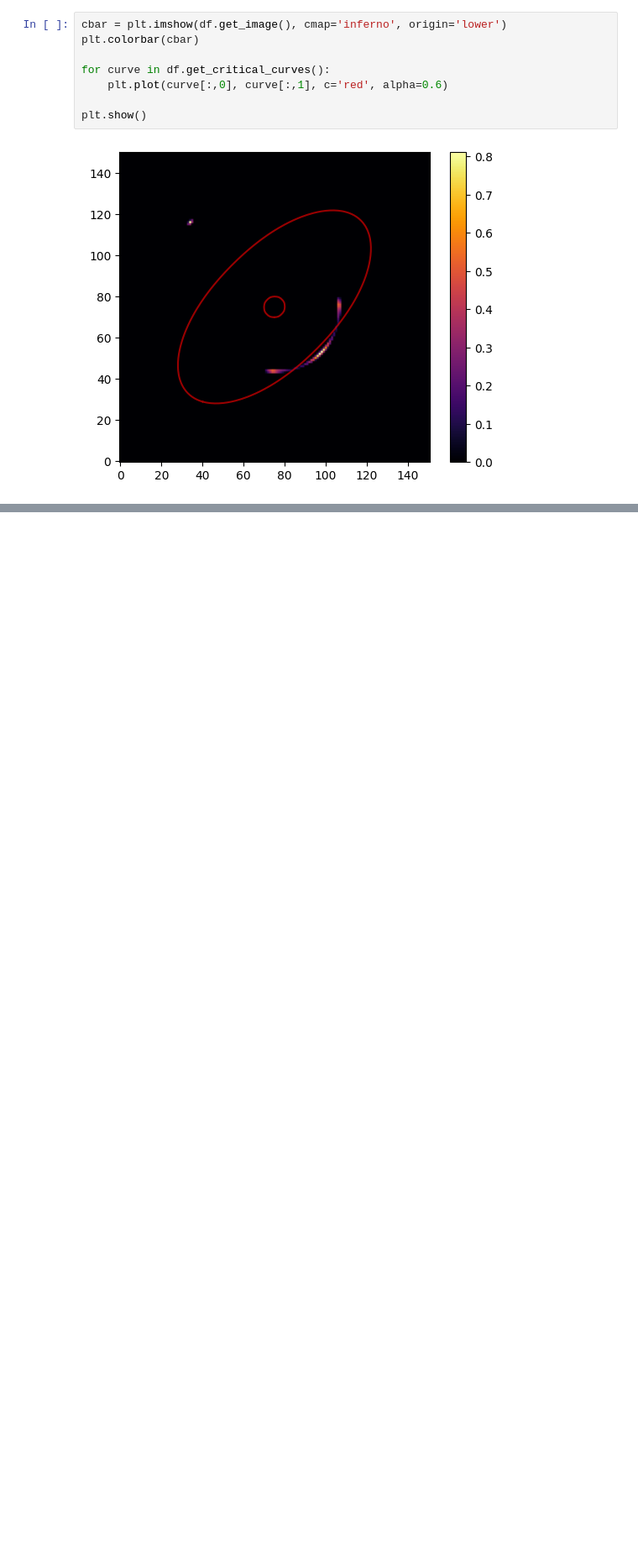
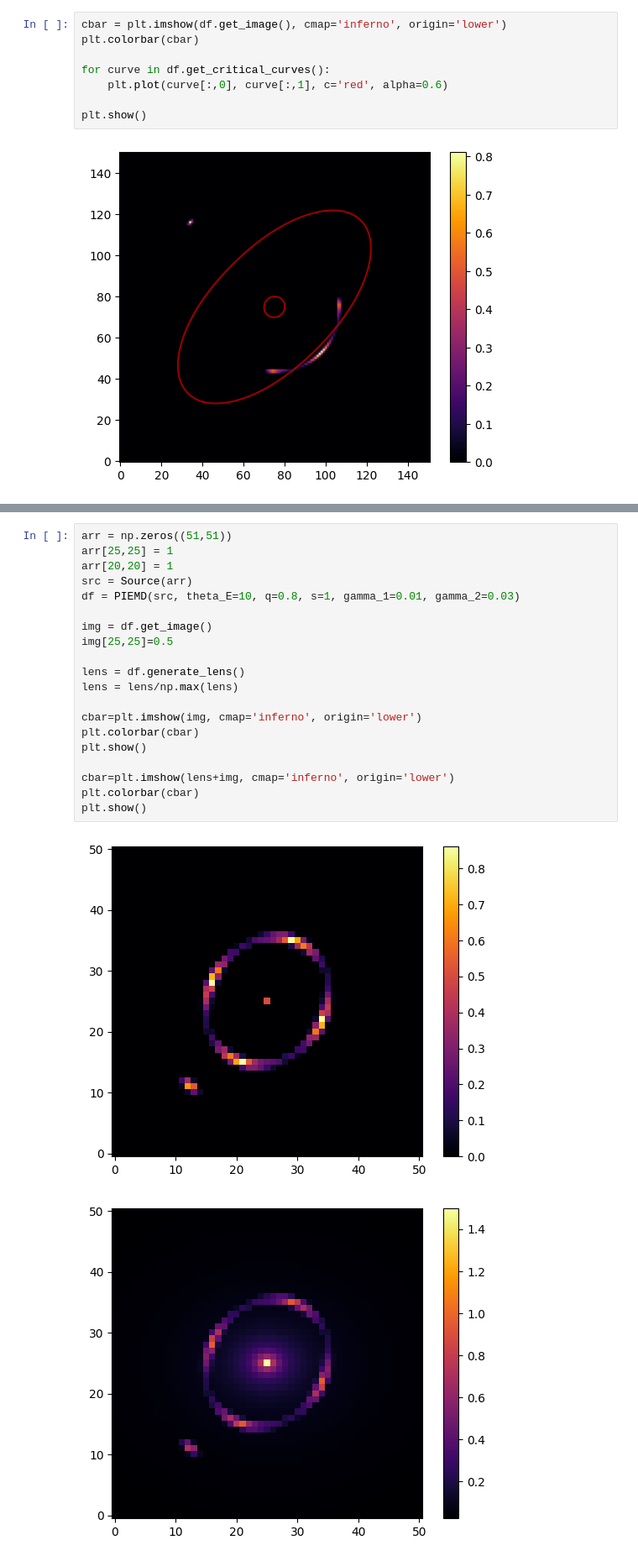
Before and after one commit to OliverRedhead/Gravitational-Lensing, a Jupyter notebook: wk1/PIEMD/piemd_testing.ipynb, the cells around one changed output, grey strips where cells are left out. Shown at 84% size. Saved outputs shown, nothing was run; the diff lists cells and outputs as text; blank space fills up the shorter version.

```diff
--- a/wk1/PIEMD/piemd_testing.ipynb
+++ b/wk1/PIEMD/piemd_testing.ipynb
@@ -149,0 +159,23 @@ plt.show()
+# %%
+arr = np.zeros((51,51))
+arr[25,25] = 1
+arr[20,20] = 1
+src = Source(arr)
+df = PIEMD(src, theta_E=10, q=0.8, s=1, gamma_1=0.01, gamma_2=0.03)
+
+img = df.get_image()
+img[25,25]=0.5
+
+lens = df.generate_lens()
+lens = lens/np.max(lens)
+
+cbar=plt.imshow(img, cmap='inferno', origin='lower')
+plt.colorbar(cbar)
+plt.show()
+
+cbar=plt.imshow(lens+img, cmap='inferno', origin='lower')
+plt.colorbar(cbar)
+plt.show()
+# %% [output]
+[figure, added]
+[figure, added]
```
Also changed, not shown: parts of 25 cells of this notebook, 12 other files.
